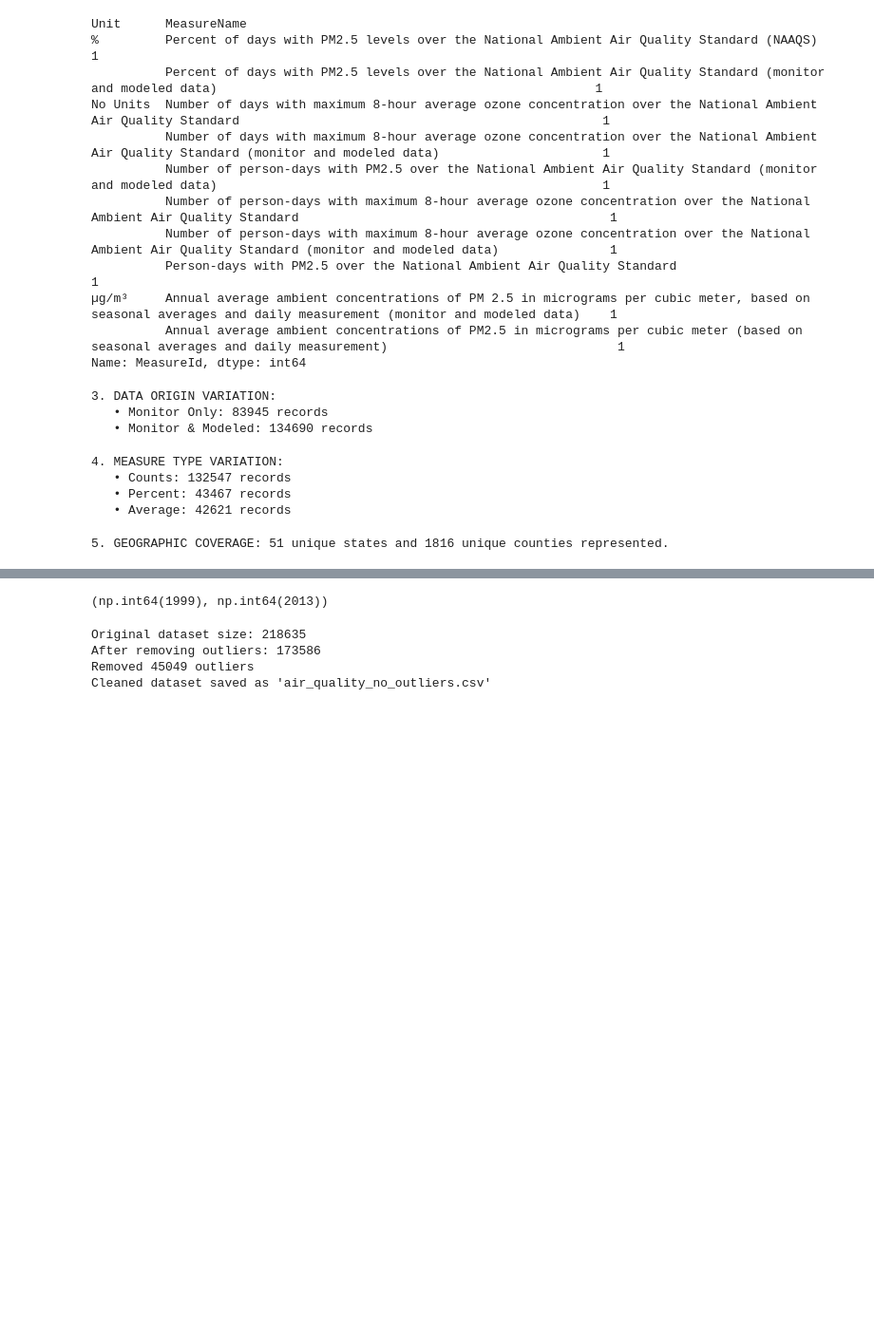
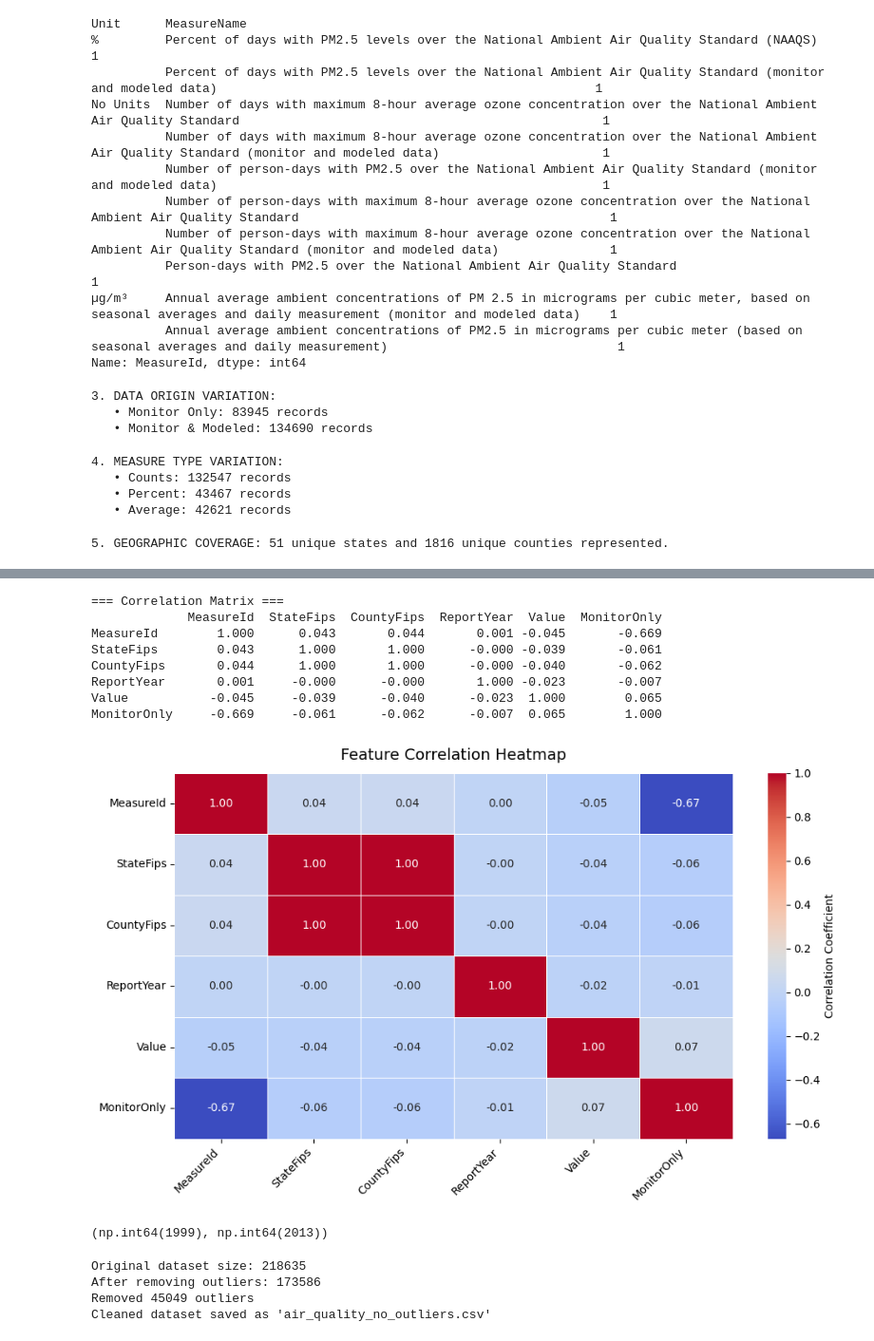
Before and after one commit to NickStrain/Air-Quality-Index-Data-Mining-Project-, a Jupyter notebook: main.ipynb, the cells around one changed output, grey strips where cells are left out. Shown at 95% size. Cells and saved outputs as stored; diff of their text form; code cells hidden in the pictures; blank space fills up the shorter version.

```diff
--- a/main.ipynb
+++ b/main.ipynb
@@ -217,0 +194,32 @@ All measurement types have been separated into 'separated_measures/'
+# %%
+corr_matrix = numeric_cols.corr()
+
+print("\n=== Correlation Matrix ===")
+print(corr_matrix.round(3))
+
+# --- Plot correlation heatmap using seaborn ---
+plt.figure(figsize=(10, 6))
+sns.heatmap(
+    corr_matrix,
+    annot=True,              # show numeric correlation values
+    fmt=".2f",               # 2 decimal places
+    cmap="coolwarm",         # color palette
+    linewidths=0.5,          # lines between cells
+    cbar_kws={"label": "Correlation Coefficient"}
+)
+
+plt.title("Feature Correlation Heatmap", fontsize=14, pad=12)
+plt.xticks(rotation=45, ha='right')
+plt.yticks(rotation=0)
+plt.tight_layout()
+plt.show()
+# %% [output]
+=== Correlation Matrix ===
+             MeasureId  StateFips  CountyFips  ReportYear  Value  MonitorOnly
+MeasureId        1.000      0.043       0.044       0.001 -0.045       -0.669
+StateFips        0.043      1.000       1.000      -0.000 -0.039       -0.061
+CountyFips       0.044      1.000       1.000      -0.000 -0.040       -0.062
+ReportYear       0.001     -0.000      -0.000       1.000 -0.023       -0.007
+Value           -0.045     -0.039      -0.040      -0.023  1.000        0.065
+MonitorOnly     -0.669     -0.061      -0.062      -0.007  0.065        1.000
+[figure, added]
```
Also changed, not shown: parts of 9 cells of this notebook, 9 other files.
